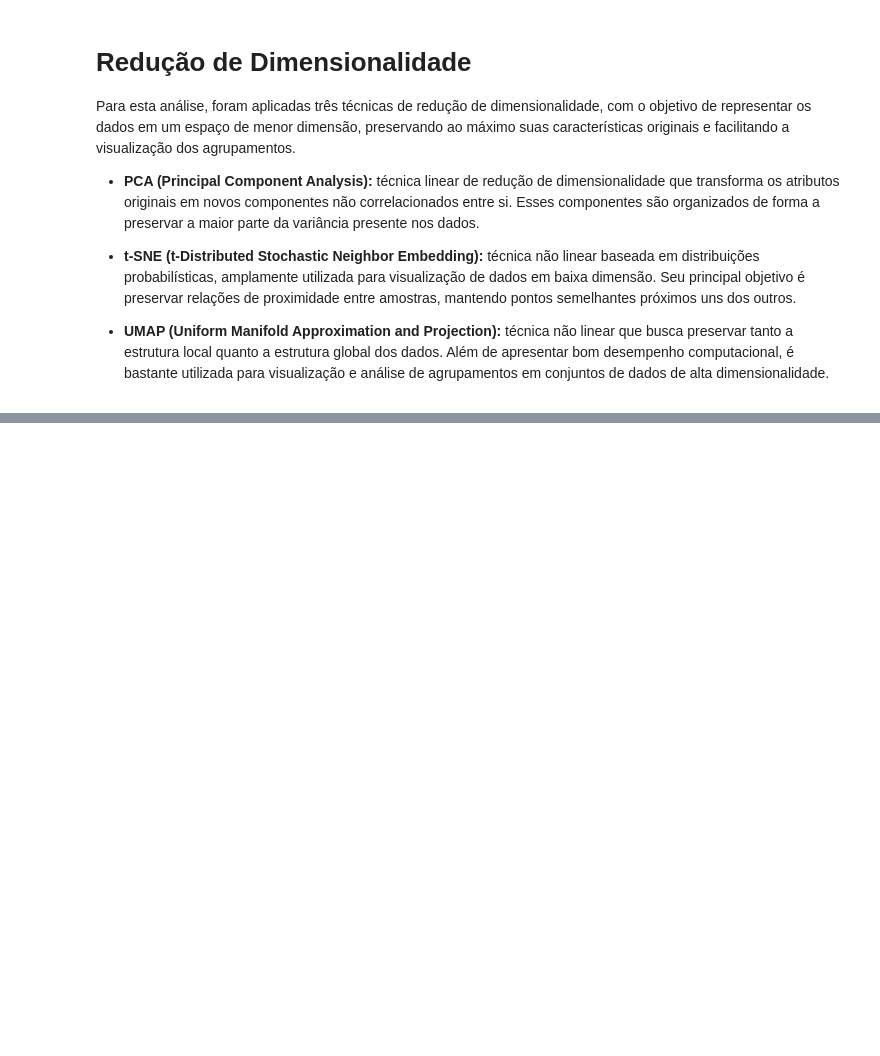
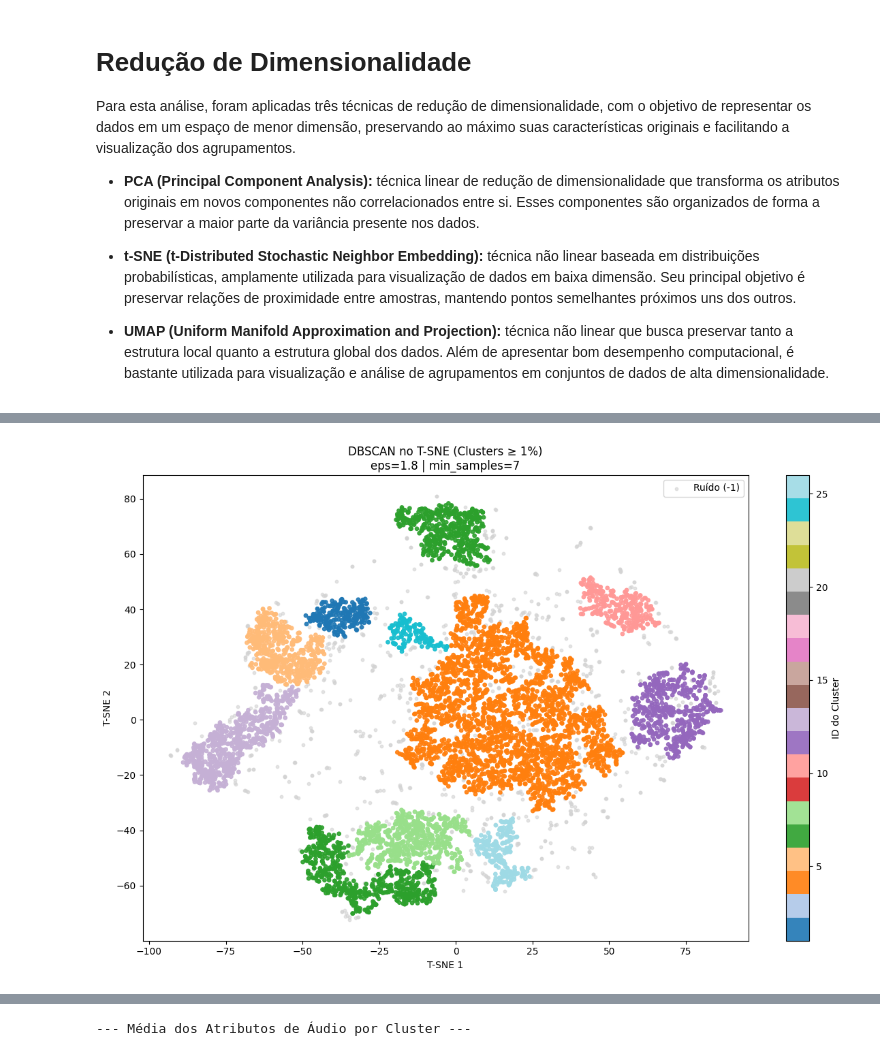
Before and after one commit to YagoGomesDaSilva/Aprendizado-de-Maquina--Nao-Supervisionado, a Jupyter notebook: Atividade_III_Unidade_Jupyter.ipynb, the cells around one changed output, grey strips where cells are left out. Saved outputs shown, nothing was run; the diff lists cells and outputs as text; code cells hidden in the pictures; blank space fills up the shorter version.

Commit message:
Bloco de Clusterização adicionado

```diff
--- a/Atividade_III_Unidade_Jupyter.ipynb
+++ b/Atividade_III_Unidade_Jupyter.ipynb
@@ -211,0 +238,77 @@ plt.show()
+# %%
+from sklearn.cluster import DBSCAN
+import pandas as pd
+import numpy as np
+import matplotlib.pyplot as plt
+
+# DBSCAN
+parametros_DBSCAN = {'eps': 1.8, 'min_samples': 7}
+dbscan = DBSCAN(**parametros_DBSCAN)
+clusters = dbscan.fit_predict(tsne_df)
+
+X_tsne_sample = X_tsne_sample.copy()
+X_tsne_sample['cluster'] = clusters
+
+# Filtragem de Ruido Clusters (clusters que representam menos de 1% do dataset são tratados como ruido)
+total_amostras = len(X_tsne_sample)
+contagem = X_tsne_sample['cluster'].value_counts().reset_index()
+contagem.columns = ['cluster', 'quantidade']
+contagem['percentual'] = (contagem['quantidade'] / total_amostras) * 100
+
+# Remoção de Ruido do propio DBSCAN
+clusters_remover = contagem[(contagem['percentual'] < 1) & (contagem['cluster'] != -1)]['cluster'].tolist()
+
+# Aplica do Filtro para remover o ruido
+mascara_validos = ~X_tsne_sample['cluster'].isin(clusters_remover)
+X_filtrado = X_tsne_sample[mascara_validos].copy()
+tsne_filtrado = tsne_df[mascara_validos]
+clusters_filtrados = X_filtrado['cluster'].values
+
+# Plot Config.
+plt.figure(figsize=(12, 8))
+
+mascara_ruido = (clusters_filtrados == -1)
+ruido = tsne_filtrado[mascara_ruido]
+dados_clusters = tsne_filtrado[~mascara_ruido]
+labels_clusters = clusters_filtrados[~mascara_ruido]
+
+# Plot do ruído separado
+plt.scatter(ruido[:, 0], ruido[:, 1], color='lightgrey', label='Ruído (-1)', s=10, alpha=0.6)
+scatter = plt.scatter(dados_clusters[:, 0], dados_clusters[:, 1],
+                      c=labels_clusters, cmap='tab20', s=15, alpha=0.9)
+
+plt.colorbar(scatter, label='ID do Cluster')
+plt.title(f"DBSCAN no T-SNE (Clusters ≥ 1%)\neps={parametros_DBSCAN['eps']} | min_samples={parametros_DBSCAN['min_samples']}")
+plt.xlabel('T-SNE 1')
+plt.ylabel('T-SNE 2')
+plt.legend()
+plt.tight_layout()
+plt.show()
+
+# Tabela com os clusters encontrados
+total_retido_pct = round((len(X_filtrado) / total_amostras) * 100, 2)
+print(f"\n--- Resumo da Limpeza ---")
+print(f"Total de amostras originais: {total_amostras}")
+print(f"Total de amostras após limpeza: {len(X_filtrado)}")
+print(f"Porcentagem total retida (incluindo ruído): {total_retido_pct}%\n")
+
+distribuicao = X_filtrado['cluster'].value_counts().reset_index()
+distribuicao.columns = ['Cluster', 'Quantidade']
+
+distribuicao['% (Base Limpa)'] = round((distribuicao['Quantidade'] / len(X_filtrado)) * 100, 2)
+distribuicao['% (Base Original)'] = round((distribuicao['Quantidade'] / total_amostras) * 100, 2)
+
+# sort by
+distribuicao = distribuicao.sort_values(by='Cluster').reset_index(drop=True)
+distribuicao['% Acumulada (Base Original)'] = distribuicao['% (Base Original)'].cumsum()
+
+# Tabela das medias dos atributos de cada cluster encontrado
+perfil_clusters = X_filtrado[X_filtrado['cluster'] != -1].groupby('cluster').mean()
+
+print("--- Distribuição dos Clusters (Após Limpeza) ---")
+display(distribuicao)
+
+print("\n--- Média dos Atributos de Áudio por Cluster ---")
+display(perfil_clusters)
+# %% [output]
+[figure, added]
@@ -211,0 +334 @@ plt.show()
+--- Média dos Atributos de Áudio por Cluster ---
```
Also changed, not shown: parts of 5 cells of this notebook.
